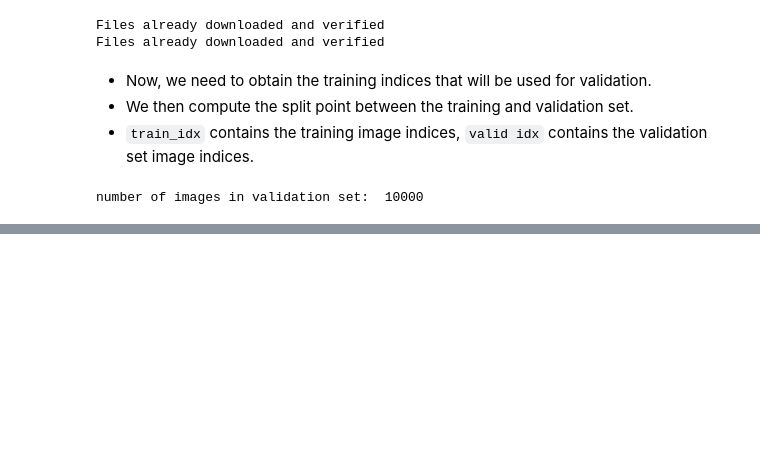
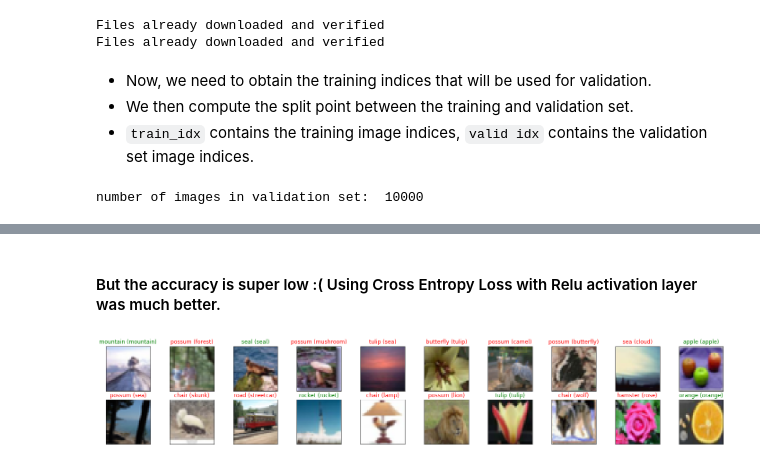
Before and after one commit to BonJovi1/CNN-Image-Classification, a Jupyter notebook: code.ipynb, the cells around one changed output, grey strips where cells are left out. Saved outputs shown, nothing was run; the diff lists cells and outputs as text; code cells hidden in the pictures; blank space fills up the shorter version.

```diff
--- a/code.ipynb
+++ b/code.ipynb
@@ -306,0 +655,8 @@ for idx in np.arange(20):
+# %%
+# create a complete CNN
+model5 = Net3()
+print(model5)
+# specify optimizer
+optimizer5 = optim.SGD(model5.parameters(), lr=0.001)
+# specify loss function
+criterion5 = nn.NLLLoss()
@@ -306,0 +673,2 @@ for idx in np.arange(20):
+# %%
+train_network(model5, optimizer5, criterion5, 'NLL-log_softmax')
@@ -306,0 +695,3 @@ for idx in np.arange(20):
+# %%
+model5.load_state_dict(torch.load('NLL-log_softmax.pt'))
+compute_accuracy(model5, optimizer5, criterion5)
@@ -306,0 +716,23 @@ for idx in np.arange(20):
+# %% [markdown]
+#### But the accuracy is super low :( Using Cross Entropy Loss with Relu activation layer was much better.
+# %%
+# obtain one batch of test images
+dataiter = iter(test_loader)
+images, labels = dataiter.next()
+images.numpy()
+
+# get sample outputs
+output = model5(images)
+# convert output probabilities to predicted class
+_, preds_tensor = torch.max(output, 1)
+preds = np.squeeze(preds_tensor.numpy())
+
+# plot the images in the batch, along with predicted and true labels
+fig = plt.figure(figsize=(25, 4))
+for idx in np.arange(20):
+    ax = fig.add_subplot(2, 20/2, idx+1, xticks=[], yticks=[])
+    imshow(images.cpu()[idx])
+    ax.set_title("{} ({})".format(classes[preds[idx]], classes[labels[idx]]),
+                 color=("green" if preds[idx]==labels[idx].item() else "red"))
+# %% [output]
+[figure, added]
```
Also changed, not shown: parts of 48 cells of this notebook, 2 other files.
